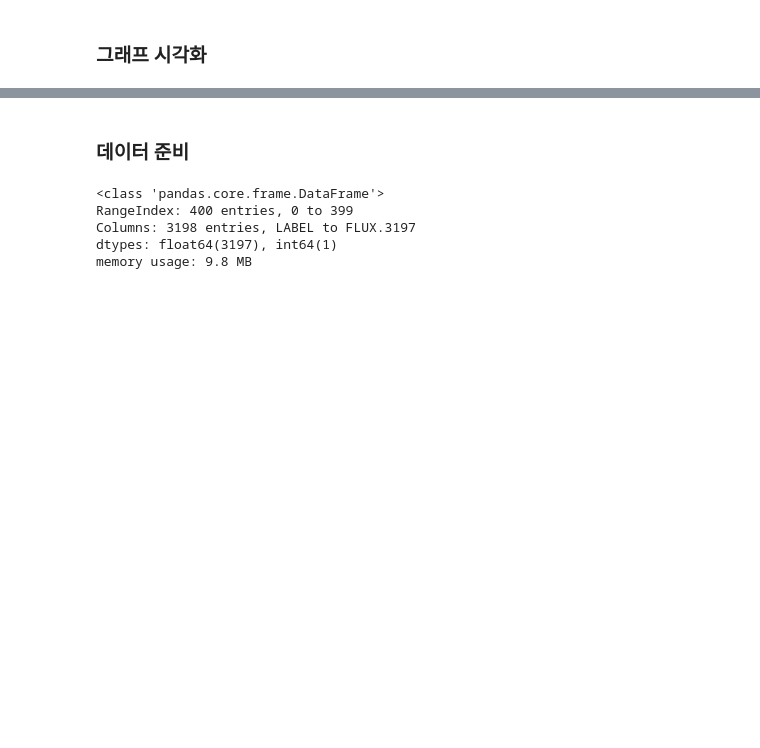
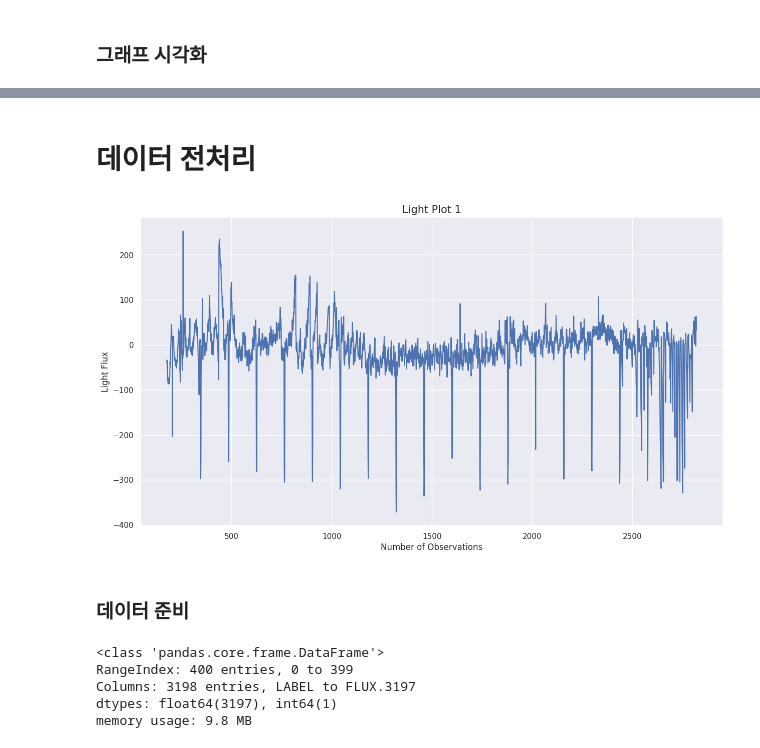
Before and after one commit to flowersayo/-CS-, a Jupyter notebook: Chapter07/Discovering_Exoplanets.ipynb, the cells around one changed output, grey strips where cells are left out. Drawn from its saved outputs; the diff is of its cells as text; code cells hidden in the pictures; blank space fills up the shorter version.

```diff
--- a/Chapter07/Discovering_Exoplanets.ipynb
+++ b/Chapter07/Discovering_Exoplanets.ipynb
@@ -88,6 +90,50 @@ light_plot(37)
 light_plot(1)
 # %% [output]
 [figure]
+# %% [markdown]
+# 데이터 전처리
+# %%
+import numpy as np
+
+# Extract flux data as numpy array for processing
+flux_data = X.values  # Exclude the "LABEL" column
+
+# Step 1: Find the transit center for each row using the minimum flux (assuming dip represents transit)
+transit_centers = np.argmin(flux_data, axis=1)  # Index of minimum flux for each row
+
+# Step 2: Define the data window around the transit center
+# Assuming a default window size of one transit duration (e.g., 200 samples before and after)
+window_size = 1500  # 총 3000개의 샘플 중 양 옆으로 1400개 선택 (200개 제외)
+adjusted_flux_data = []
+
+for i, center in enumerate(transit_centers):
+    start = max(0, center - window_size)  # Ensure we don't go below index 0
+    end = min(flux_data.shape[1], center + window_size)  # Ensure we don't exceed data length
+    windowed_data = flux_data[i, start:end]
+
+    # Pad with NaNs if the window is not symmetrical due to edges
+    if len(windowed_data) < 2 * window_size:
+        padding = 2 * window_size - len(windowed_data)
+        windowed_data = np.pad(windowed_data, (padding // 2, padding - padding // 2), constant_values=np.nan)
+
+    adjusted_flux_data.append(windowed_data)
+
+# Convert back to a DataFrame for visualization
+adjusted_flux_df = pd.DataFrame(adjusted_flux_data)
+
+
+index = 1
+# Display the adjusted flux data to the user
+y_vals = adjusted_flux_df.iloc[index]
+x_vals = np.arange(len(y_vals))
+plt.figure(figsize=(15,8))
+plt.xlabel('Number of Observations')
+plt.ylabel('Light Flux')
+plt.title('Light Plot ' + str(index), size=15)
+plt.plot(x_vals, y_vals)
+plt.show()
+# %% [output]
+[figure, added]
 # %% [markdown]
 ### 데이터 준비
 # %%
```
Also changed, not shown: parts of 19 cells of this notebook.
